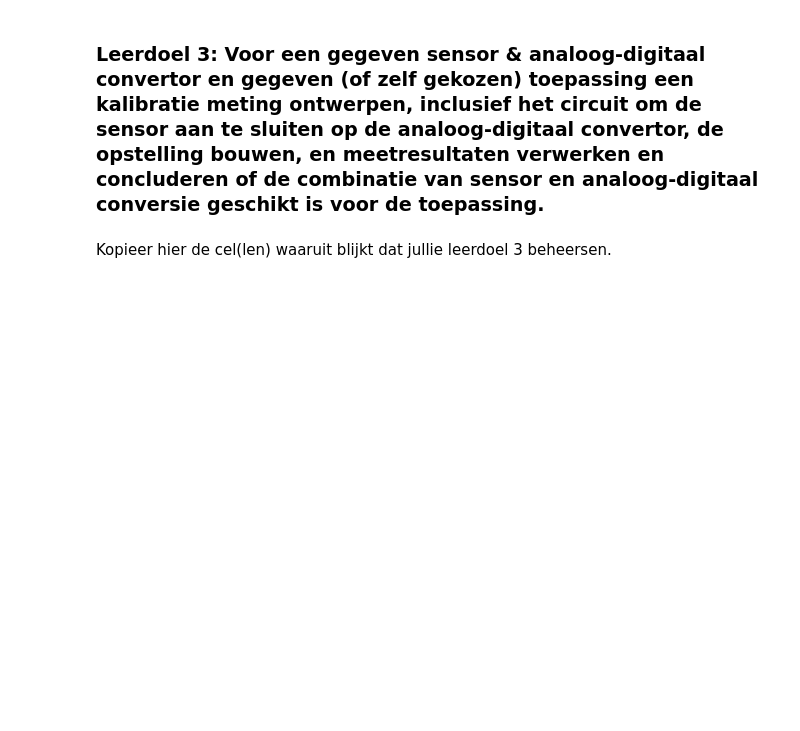
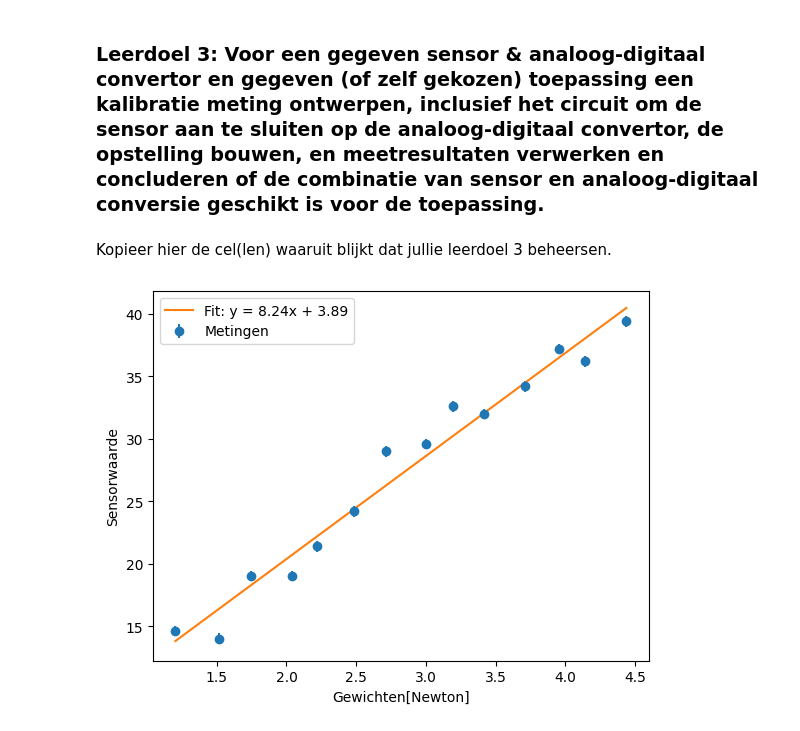
Before and after one commit to Nina925/opdrachten-DEF-D, a Jupyter notebook: FysiekeOntwerpopdrachten/1KalibreerEenSensorDigitaalAnaloog/DEFOntwerpopdracht1KalibreerEenSensorInvulTemplate.ipynb, the cells around one changed output. Saved outputs shown, nothing was run; the diff lists cells and outputs as text; code cells hidden in the pictures; blank space fills up the shorter version.

```diff
--- a/FysiekeOntwerpopdrachten/1KalibreerEenSensorDigitaalAnaloog/DEFOntwerpopdracht1KalibreerEenSensorInvulTemplate.ipynb
+++ b/FysiekeOntwerpopdrachten/1KalibreerEenSensorDigitaalAnaloog/DEFOntwerpopdracht1KalibreerEenSensorInvulTemplate.ipynb
@@ -88,3 +167,59 @@ Kopieer hier de cel(len) waaruit blijkt dat jullie leerdoel 2 beheersen.
 ### Leerdoel 3: Voor een gegeven sensor & analoog-digitaal convertor en gegeven (of zelf gekozen) toepassing een kalibratie meting ontwerpen, inclusief het circuit om de sensor aan te sluiten op de analoog-digitaal convertor, de opstelling bouwen, en meetresultaten verwerken en concluderen of de combinatie van sensor en analoog-digitaal conversie geschikt is voor de toepassing.
 # %% [markdown]
 Kopieer hier de cel(len) waaruit blijkt dat jullie leerdoel 3 beheersen.
+# %%
+# Zet hier jouw data in een voor jou handig formaat
+import numpy as np
+import matplotlib.pyplot as plt
+from scipy.optimize import curve_fit
+
+gewichten = np.array([122.67,154.3,178.1,208,226.02,252.9,276.5,306,325.8,348.03,378.33,403.07,422.40,452.46])*9.81/1000
+
+sensor1 = np.array([
+    np.mean([13, 17, 16, 12, 15]),
+    np.mean([10, 14, 14, 15, 17]),
+    np.mean([20, 18, 19, 20, 18]),
+    np.mean([20, 19, 18, 17, 21]),
+    np.mean([20, 18, 21, 22, 26]),
+    np.mean([22, 26, 25, 22, 26]),
+    np.mean([26, 28, 30, 29, 32]),
+    np.mean([32, 26, 30, 30, 30]),
+    np.mean([34, 35, 33, 30, 31]),
+    np.mean([34, 30, 30, 33, 33]),
+    np.mean([34, 34, 34, 34, 35]),
+    np.mean([39, 36, 37, 37, 37]),
+    np.mean([37, 36, 36, 36, 36]),
+    np.mean([39, 37, 40, 40, 41])
+])
+
+# Plot hier de meting en fit een lijn door de metingen.
+# Maak gebruik van wat je geleerd hebt bij het practicum.
+
+# Model
+def model(gewichten, a, b):
+    return a * gewichten + b
+
+# Fit
+popt, pcov = curve_fit(model, gewichten, sensor1)
+a, b = popt
+
+# Fitlijn
+x_fit = np.linspace(min(gewichten), max(gewichten), 100)
+y_fit = model(x_fit, a, b)
+
+# x-error
+y_err = np.std(sensor1)/np.sqrt(sum(sensor1))
+#y_err = np.array([np.std(m)/np.sqrt(len(m)) for m in metingen])
+
+# Plot metingen
+plt.errorbar(gewichten, sensor1, yerr=y_err, fmt='o', label="Metingen")
+
+# Fitlijn
+plt.plot(x_fit, y_fit, label=f"Fit: y = {a:.2f}x + {b:.2f}")
+
+plt.xlabel("Gewichten[Newton]")
+plt.ylabel("Sensorwaarde")
+plt.legend()
+plt.show()
+# %% [output]
+[figure, added]
```
Also changed, not shown: parts of 16 cells of this notebook, 2 other files.
